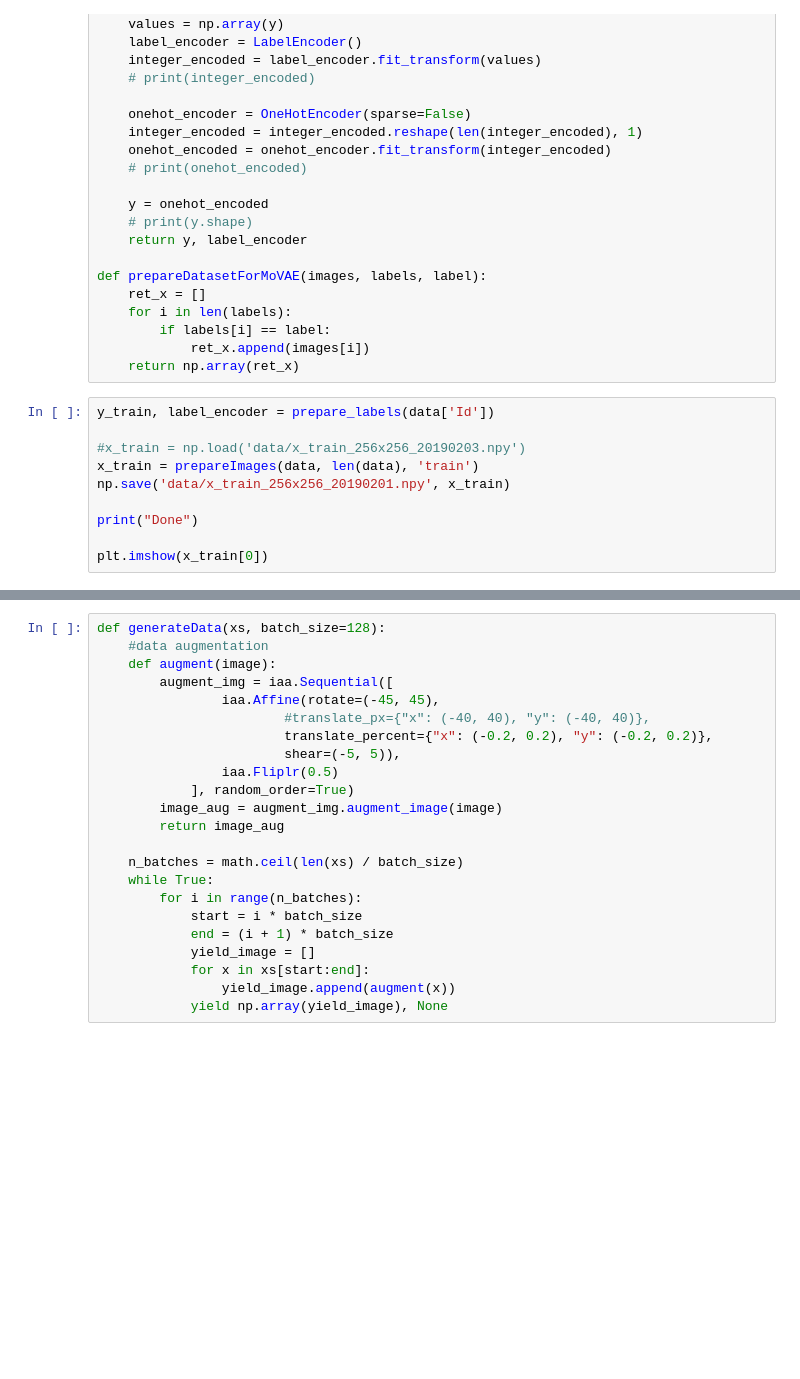
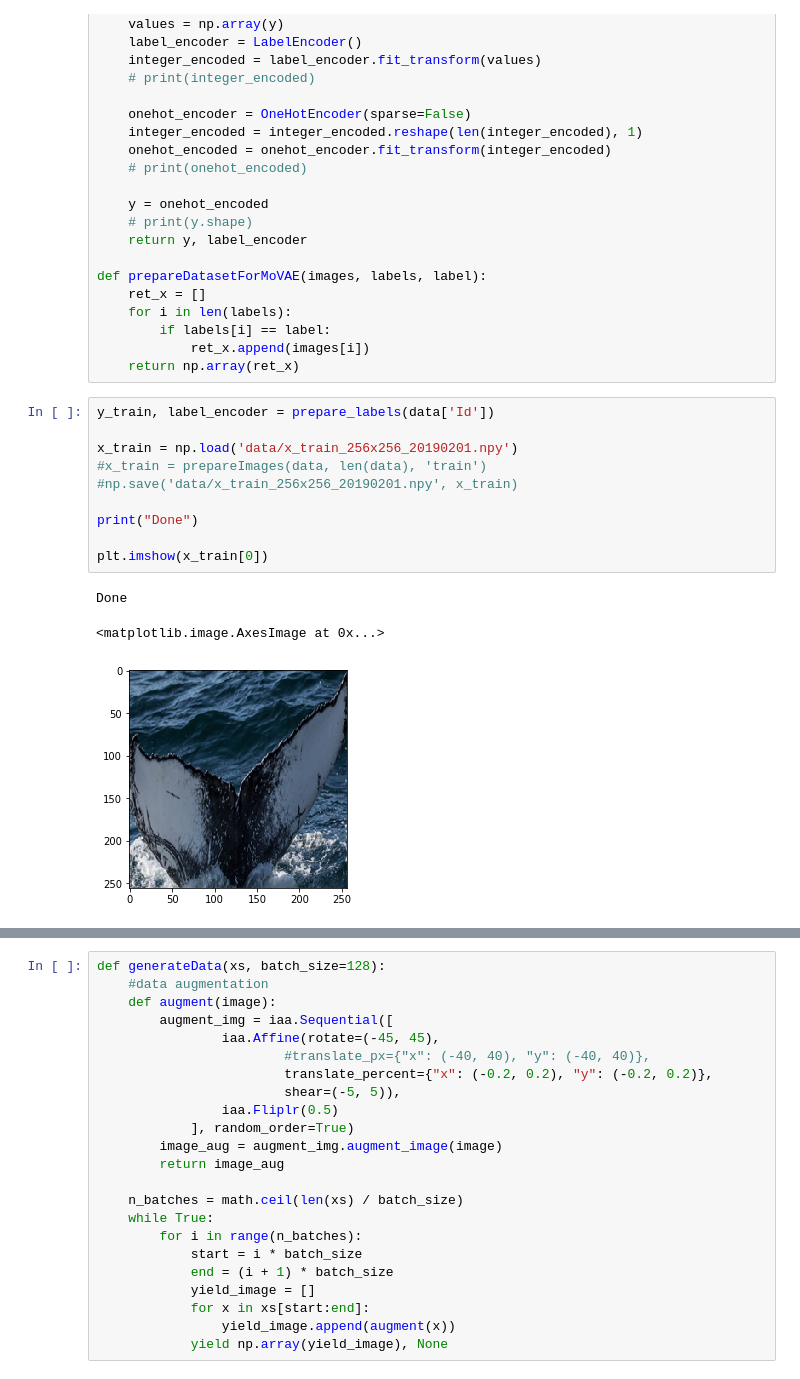
Before and after one commit to yasu24120/whale-identification, a Jupyter notebook: whales.ipynb, the cells around one changed output, grey strips where cells are left out. Cells and saved outputs as stored; diff of their text form; blank space fills up the shorter version.

```diff
--- a/whales.ipynb
+++ b/whales.ipynb
@@ -251,11 +256,15 @@ def prepareDatasetForMoVAE(images, labels, label):
 # %%
 y_train, label_encoder = prepare_labels(data['Id'])
 
-#x_train = np.load('data/x_train_256x256_20190203.npy')
-x_train = prepareImages(data, len(data), 'train')
-np.save('data/x_train_256x256_20190201.npy', x_train)
+x_train = np.load('data/x_train_256x256_20190201.npy')
+#x_train = prepareImages(data, len(data), 'train')
+#np.save('data/x_train_256x256_20190201.npy', x_train)
 
 print("Done")
 
 plt.imshow(x_train[0])
+# %% [output]
+Done
+<matplotlib.image.AxesImage at 0x...>
+[figure, added]
 # %%
```
Also changed, not shown: parts of 11 cells of this notebook.
